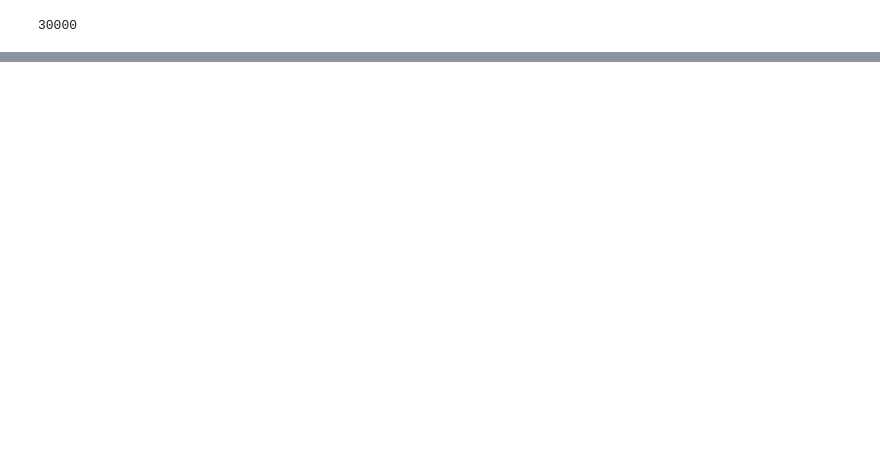
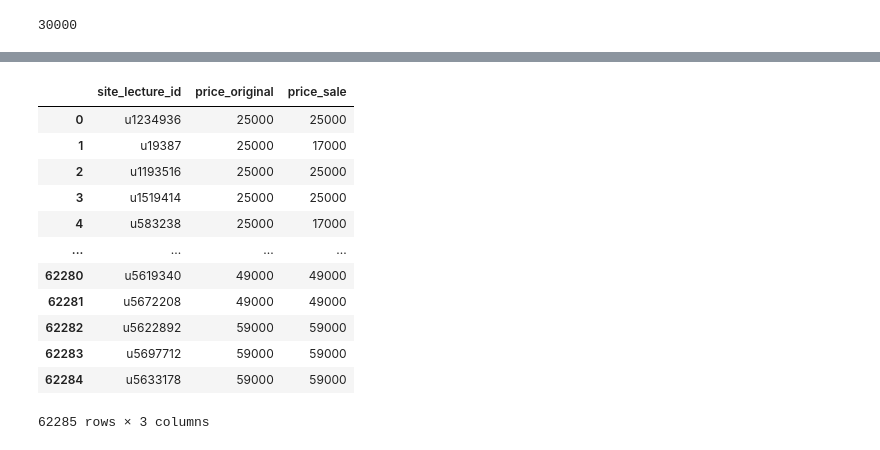
Before and after one commit to f17coders/ClassHub, a Jupyter notebook: data/udemy/preprocess_lecture.ipynb, the cells around one changed output, grey strips where cells are left out. Saved outputs shown, nothing was run; the diff lists cells and outputs as text; code cells hidden in the pictures; blank space fills up the shorter version.

```diff
--- a/data/udemy/preprocess_lecture.ipynb
+++ b/data/udemy/preprocess_lecture.ipynb
@@ -265,0 +390,54 @@ json.dumps(curriculum)
+# %%
+price_root = "./price/"
+price_dic = dict()
+sum = 0
+for i in range(0,10):
+    folder_path = f"./price/price_{i}/page/"
+    json_files = {f for f in os.listdir(folder_path) if f.endswith('.json')}
+    for json_file in tqdm(json_files):
+        pk = json_file[:-5].split("_")[1]
+        data = open_json(folder_path+json_file)
+        if ("price_text" not in data):
+            sum+=1
+            continue
+        prices = data["price_text"]["data"]["pricing_result"]
+        if (prices["price"]["currency"]!="KRW"):
+            sum+=1
+            continue
+        if (pk in price_dic):
+            continue
+
+        price_dic[pk] = prices
+
+        # print(data)
+        # break
+        # pk = json_file.s
+    # print(json_files)
+    # break
+# %%
+price_list = []
+for pk, item in price_dic.items():
+    temp = {}
+    price_sale = int(item["price"]["amount"])
+    price_original = int(item["list_price"]["amount"])
+    temp["site_lecture_id"] = "u"+pk
+    temp["price_original"] = price_original
+    temp["price_sale"] = price_sale
+    price_list.append(temp)
+    # break
+price_df = pd.DataFrame(price_list)
+price_df
+# %% [output]
+|  | site_lecture_id | price_original | price_sale |
+| 0 | u1234936 | 25000 | 25000 |
+| 1 | u19387 | 25000 | 17000 |
+| 2 | u1193516 | 25000 | 25000 |
+| 3 | u1519414 | 25000 | 25000 |
+| 4 | u583238 | 25000 | 17000 |
+| ... | ... | ... | ... |
+| 62280 | u5619340 | 49000 | 49000 |
+| 62281 | u5672208 | 49000 | 49000 |
+| 62282 | u5622892 | 59000 | 59000 |
+| 62283 | u5697712 | 59000 | 59000 |
+| 62284 | u5633178 | 59000 | 59000 |
+62285 rows × 3 columns
```
Also changed, not shown: parts of 16 cells of this notebook, 3 other files.
